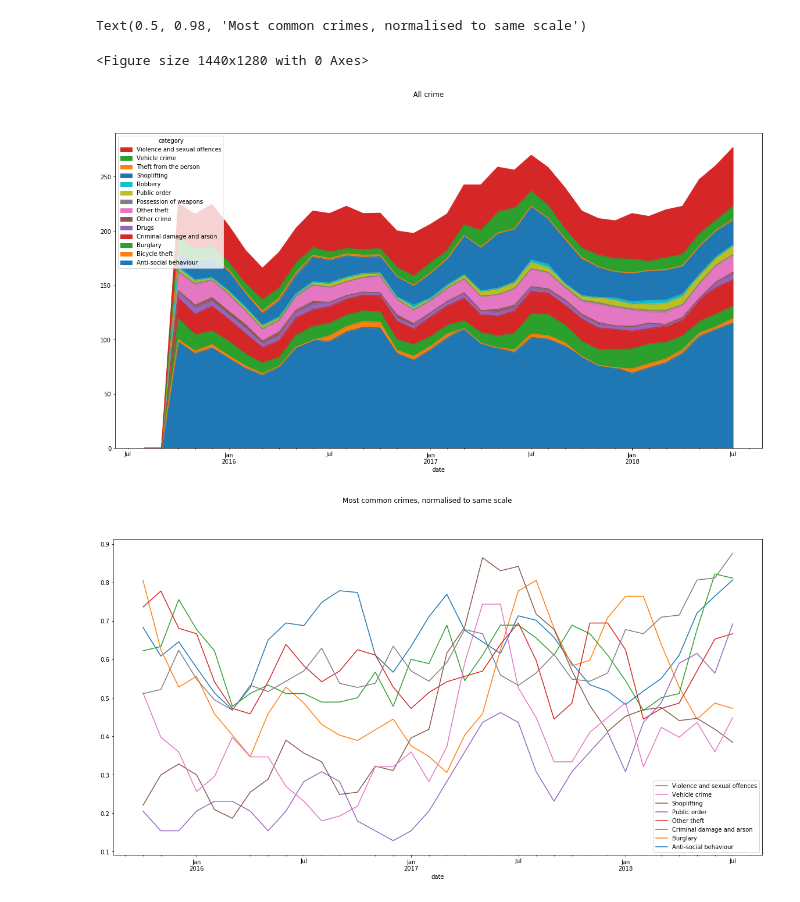
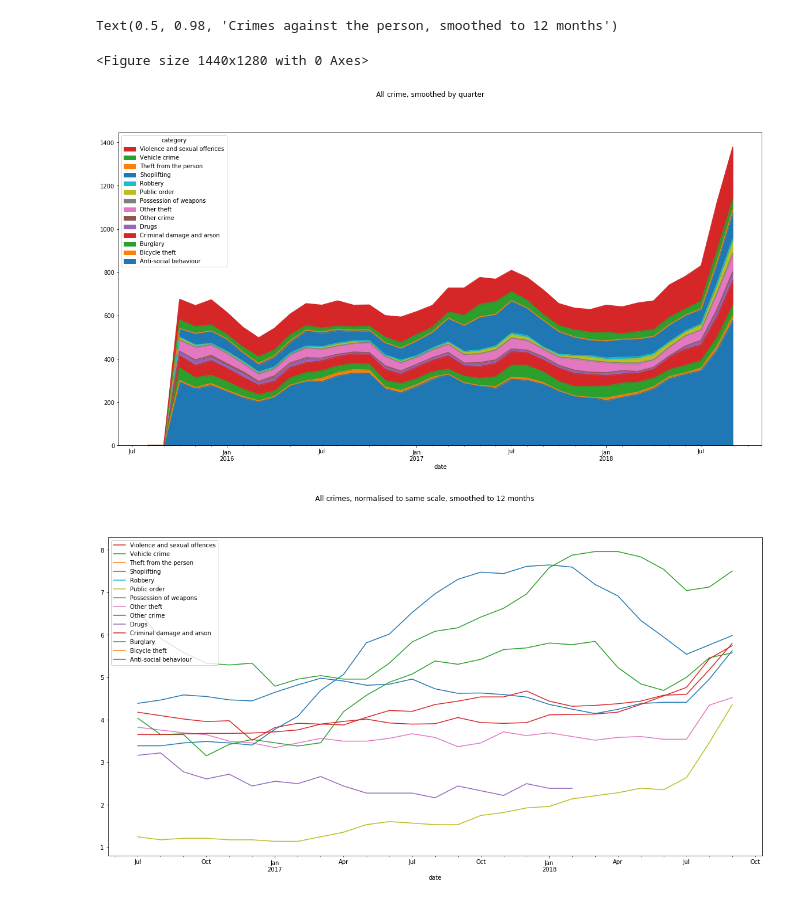
Before and after one commit to sebbacon/stroudstats, a Jupyter notebook: notebooks/crime.ipynb, the cells around one changed output. Drawn from its saved outputs; the diff is of its cells as text; code cells hidden in the pictures.

Commit message:
Update to september data

```diff
--- a/notebooks/crime.ipynb
+++ b/notebooks/crime.ipynb
@@ -23,32 +16,62 @@ df['date'] = pd.to_datetime(df['date'], format='%Y-%m-%d')
+# %%
+# Get data from file, or scrape if not present
+try:
+    df = pd.DataFrame().from_csv('all_crime.csv')
+    df['date'] = pd.to_datetime(df['date'], format='%Y-%m-%d')
+except FileNotFoundError:
+    start_date = date(2015, 8, 1)
+    today = date.today()
+    end_date = date(today.year, today.month - 2, 1)
+    df = scrape_data(start_date, end_date)
+    df.to_csv('all_crime.csv')
+# %%
+# Add any new data
+last_scraped_month = df.sort_values('date').iloc[-1].date.date()
+# Stats are published 2 months following collection
+two_months_ago = date.today() - relativedelta(months=2)
+last_publication_month = date(two_months_ago.year, two_months_ago.month, 1)
+if last_publication_month > last_scraped_month:
+    new_data = scrape_data(last_scraped_month + relativedelta(months=1), last_publication_month)
+df = df.append(new_data)
 # %%
 import matplotlib.pyplot as plt
 %matplotlib inline
 
 # Count incidents by month and category
 grouped = df.groupby(['category', 'date']).agg('count').reset_index(level=0).pivot_table(
     index='date', columns='category', values='location')
 
 # Restrict to categories with more data
 top_categories = ["Anti-social behaviour", "Burglary", "Criminal damage and arson",
                   "Other theft", "Public order", "Shoplifting", "Vehicle crime", "Violence and sexual offences"]
 
+non_person_crimes = ["Drugs", "Vehicle crime", "Robbery", "Shoplifting", "Other theft", "Burglary", "Criminal damage and arson", "Bicycle theft"]
+person_crimes = [x for x in grouped.columns if x not in non_person_crimes]
 # Normalise to maximum as baseline
 df2 = pd.DataFrame()
 for col in grouped.columns:
     df2[col] = grouped[col]/grouped[col].max()
 
 # Plot them
 from matplotlib.pyplot import figure
 figure(num=None, figsize=(18, 16), dpi=80, facecolor='w', edgecolor='k')
 
 plt.rcParams["figure.figsize"] = (20,10)
-grouped.rolling(3).mean().plot.area(legend='reverse')
-plt.suptitle("All crime")
+grouped.rolling(3).sum().plot.area(legend='reverse')
+plt.suptitle("All crime, smoothed by quarter")
 
-ax = df2[top_categories].rolling(3).mean().plot(legend='reverse')
-plt.suptitle("Most common crimes, normalised to same scale")
+ax = df2.rolling(12).sum().plot(legend='reverse')
+plt.suptitle("All crimes, normalised to same scale, smoothed to 12 months")
+
+
+ax = df2[non_person_crimes].rolling(12).sum().plot.area(legend='reverse')
+plt.suptitle("Crimes not against the person, smoothed to 12 months")
+
+
+ax = df2[person_crimes].rolling(12).sum().plot.area(legend='reverse')
+plt.suptitle("Crimes against the person, smoothed to 12 months")
 # %% [output]
-Text(0.5, 0.98, 'Most common crimes, normalised to same scale')
+Text(0.5, 0.98, 'Crimes against the person, smoothed to 12 months')
 <Figure size 1440x1280 with 0 Axes>
-[figure, old version]
+[figure, new version]
-[figure, old version]
+[figure, new version]
```
Also changed, not shown: parts of 6 cells of this notebook, 2 other files.
